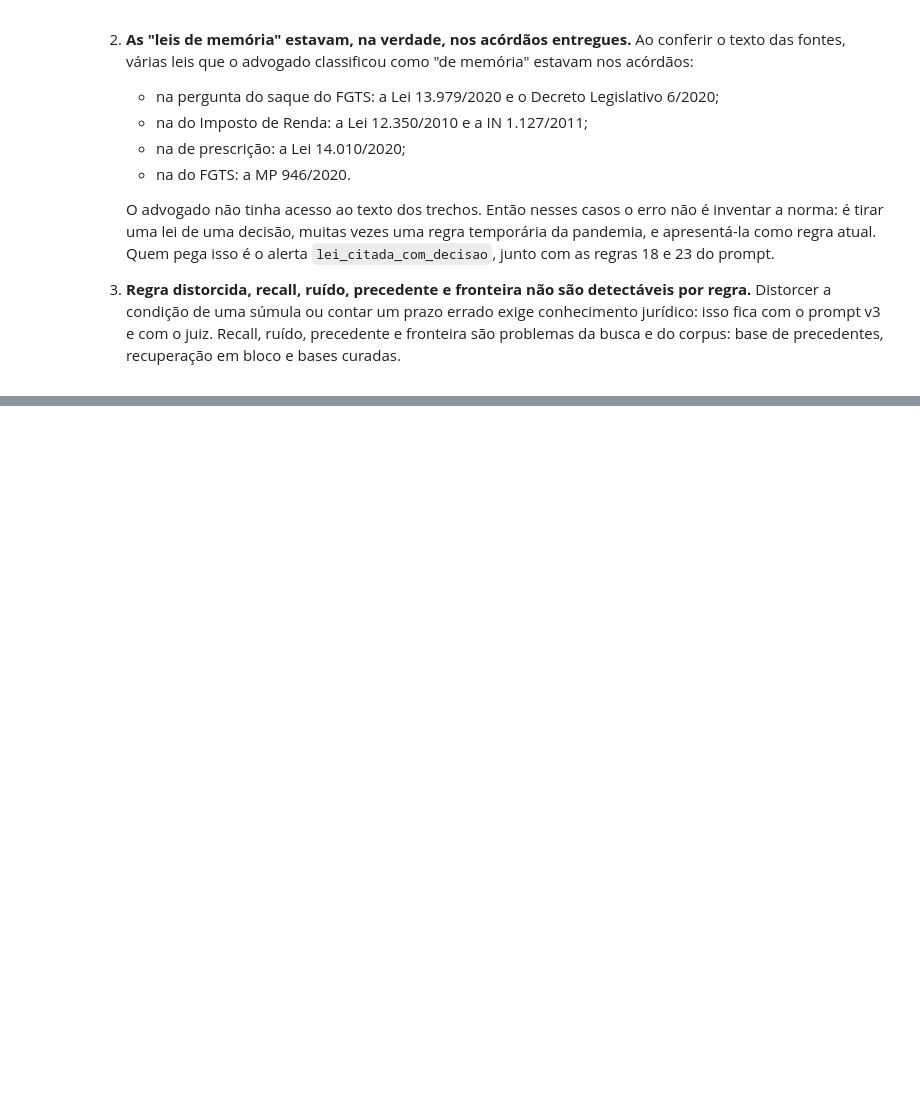
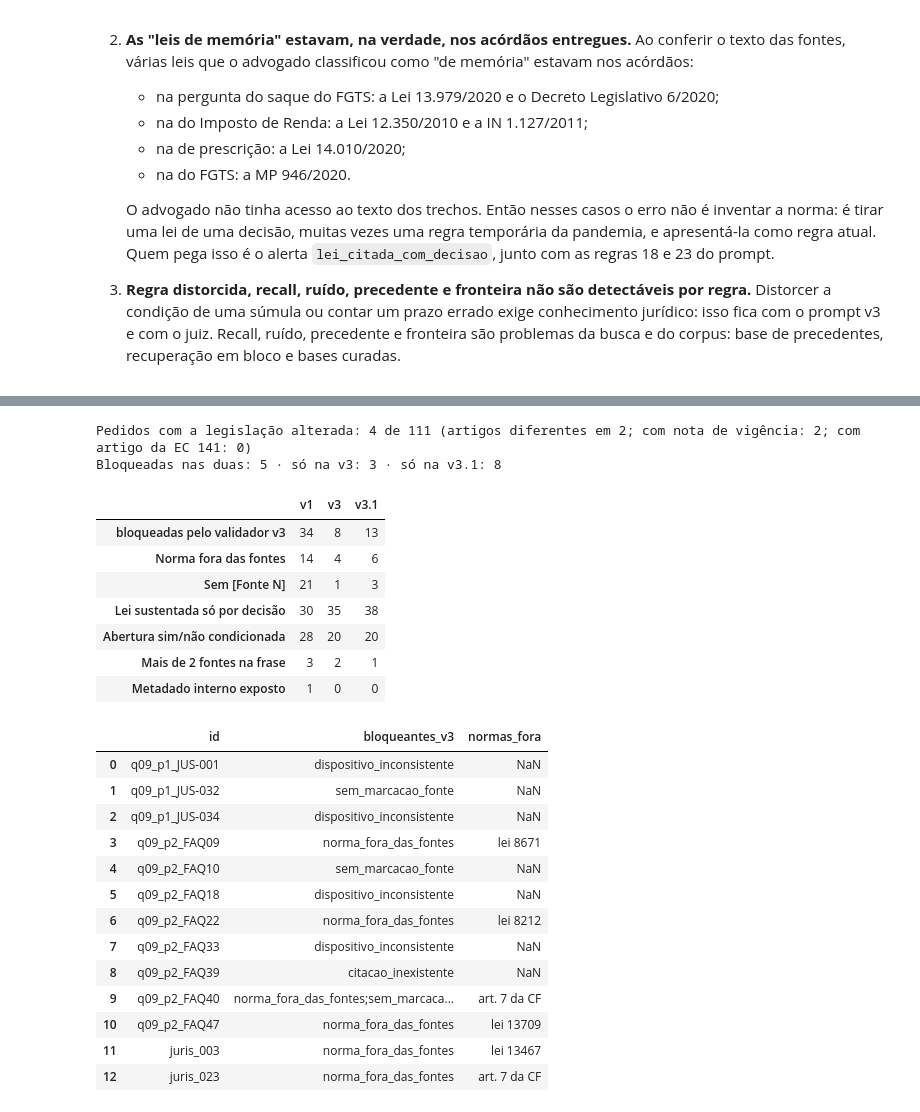
Before and after one commit to MayaraVieiraa/challenge3, a Jupyter notebook: notebooks/03_integracao/06_correcoes.ipynb, the cells around one changed output, grey strips where cells are left out. Drawn from its saved outputs; the diff is of its cells as text; code cells hidden in the pictures; blank space fills up the shorter version.

```diff
--- a/notebooks/03_integracao/06_correcoes.ipynb
+++ b/notebooks/03_integracao/06_correcoes.ipynb
@@ -32,11 +34,14 @@ if str(ROOT) not in sys.path:
 from src.integracao import guardrails as g
 from src.integracao.prompt_juridico import REGRAS_V3
 
+pd.set_option('display.width', 250); pd.set_option('display.max_columns', None)
 CORRECOES = ROOT / 'reports/integracao/correcoes'
 antes = pd.read_csv(CORRECOES / 'validador_v3_respostas_v1.csv')
 diag = pd.read_csv(ROOT / 'reports/integracao/juiz/diagnostico_especialista_27b.csv')
 arquivo_depois = CORRECOES / 'validador_v3_respostas_v3.csv'
 depois = pd.read_csv(arquivo_depois) if arquivo_depois.exists() else None
+arquivo_v31 = CORRECOES / 'validador_v3_respostas_v3_1.csv'
+depois31 = pd.read_csv(arquivo_v31) if arquivo_v31.exists() else None
 CODIGOS = ['norma_fora_das_fontes', 'sem_marcacao_fonte', 'lei_citada_com_decisao', 'abertura_categorica',
            'citacao_em_lote', 'metadado_interno']
 ROTULOS = {'norma_fora_das_fontes': 'Norma fora das fontes', 'sem_marcacao_fonte': 'Sem [Fonte N]',
@@ -224,0 +316,43 @@ Nova geração com o prompt v3 ainda não executada.
+# %%
+if depois is not None and depois31 is not None:
+    tres = pd.DataFrame({
+        'v1': [int(antes.bloqueada_v3.sum())] + [int((antes[c] > 0).sum()) for c in CODIGOS],
+        'v3': [int(depois.bloqueada_v3.sum())] + [int((depois[c] > 0).sum()) for c in CODIGOS],
+        'v3.1': [int(depois31.bloqueada_v3.sum())] + [int((depois31[c] > 0).sum()) for c in CODIGOS],
+    }, index=['bloqueadas pelo validador v3'] + [ROTULOS[c] for c in CODIGOS])
+    display(tres)
+    trocas31 = pd.read_csv(CORRECOES / 'geracao_v3_1_fontes_trocadas.csv')
+    print(f"Pedidos com a legislação alterada: {int(trocas31.legislacao_mudou.sum())} de {len(trocas31)} "
+          f"(artigos diferentes em {int(trocas31.artigos_mudaram.sum())}; com nota de vigência: {int((trocas31.com_nota_vigencia > 0).sum())}; "
+          f"com artigo da EC 141: {int((trocas31.com_ec141 > 0).sum())})")
+    x = depois.merge(depois31, on='id', suffixes=('_v3', '_v31'))
+    print(f"Bloqueadas nas duas: {int((x.bloqueada_v3_v3 & x.bloqueada_v3_v31).sum())} · só na v3: "
+          f"{int((x.bloqueada_v3_v3 & ~x.bloqueada_v3_v31).sum())} · só na v3.1: {int((~x.bloqueada_v3_v3 & x.bloqueada_v3_v31).sum())}")
+    display(depois31[depois31.bloqueada_v3][['id', 'bloqueantes_v3', 'normas_fora']].reset_index(drop=True))
+else:
+    print('Geração v3.1 ainda não avaliada.')
+# %% [output]
+Pedidos com a legislação alterada: 4 de 111 (artigos diferentes em 2; com nota de vigência: 2; com artigo da EC 141: 0)
+Bloqueadas nas duas: 5 · só na v3: 3 · só na v3.1: 8
+|  | v1 | v3 | v3.1 |
+| bloqueadas pelo validador v3 | 34 | 8 | 13 |
+| Norma fora das fontes | 14 | 4 | 6 |
+| Sem [Fonte N] | 21 | 1 | 3 |
+| Lei sustentada só por decisão | 30 | 35 | 38 |
+| Abertura sim/não condicionada | 28 | 20 | 20 |
+| Mais de 2 fontes na frase | 3 | 2 | 1 |
+| Metadado interno exposto | 1 | 0 | 0 |
+|  | id | bloqueantes_v3 | normas_fora |
+| 0 | q09_p1_JUS-001 | dispositivo_inconsistente | NaN |
+| 1 | q09_p1_JUS-032 | sem_marcacao_fonte | NaN |
+| 2 | q09_p1_JUS-034 | dispositivo_inconsistente | NaN |
+| 3 | q09_p2_FAQ09 | norma_fora_das_fontes | lei 8671 |
+| 4 | q09_p2_FAQ10 | sem_marcacao_fonte | NaN |
+| 5 | q09_p2_FAQ18 | dispositivo_inconsistente | NaN |
+| 6 | q09_p2_FAQ22 | norma_fora_das_fontes | lei 8212 |
+| 7 | q09_p2_FAQ33 | dispositivo_inconsistente | NaN |
+| 8 | q09_p2_FAQ39 | citacao_inexistente | NaN |
+| 9 | q09_p2_FAQ40 | norma_fora_das_fontes;sem_marcaca... | art. 7 da CF |
+| 10 | q09_p2_FAQ47 | norma_fora_das_fontes | lei 13709 |
+| 11 | juris_003 | norma_fora_das_fontes | lei 13467 |
+| 12 | juris_023 | norma_fora_das_fontes | art. 7 da CF |
```
Also changed, not shown: parts of 11 cells of this notebook, 8 other files.
